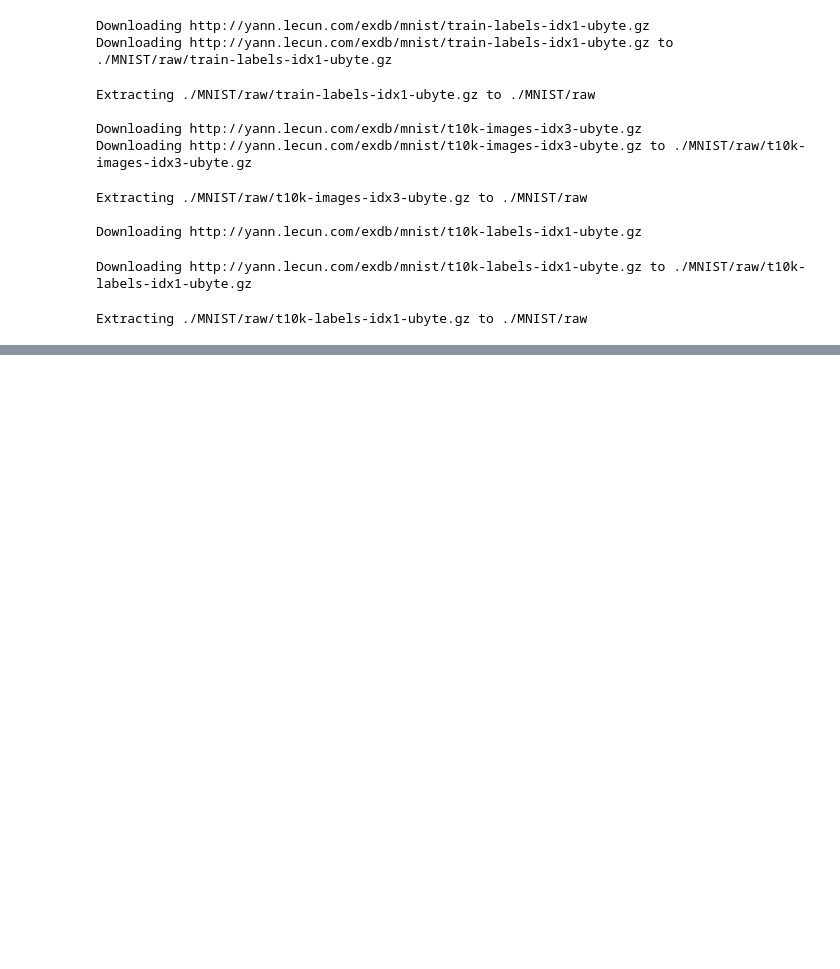
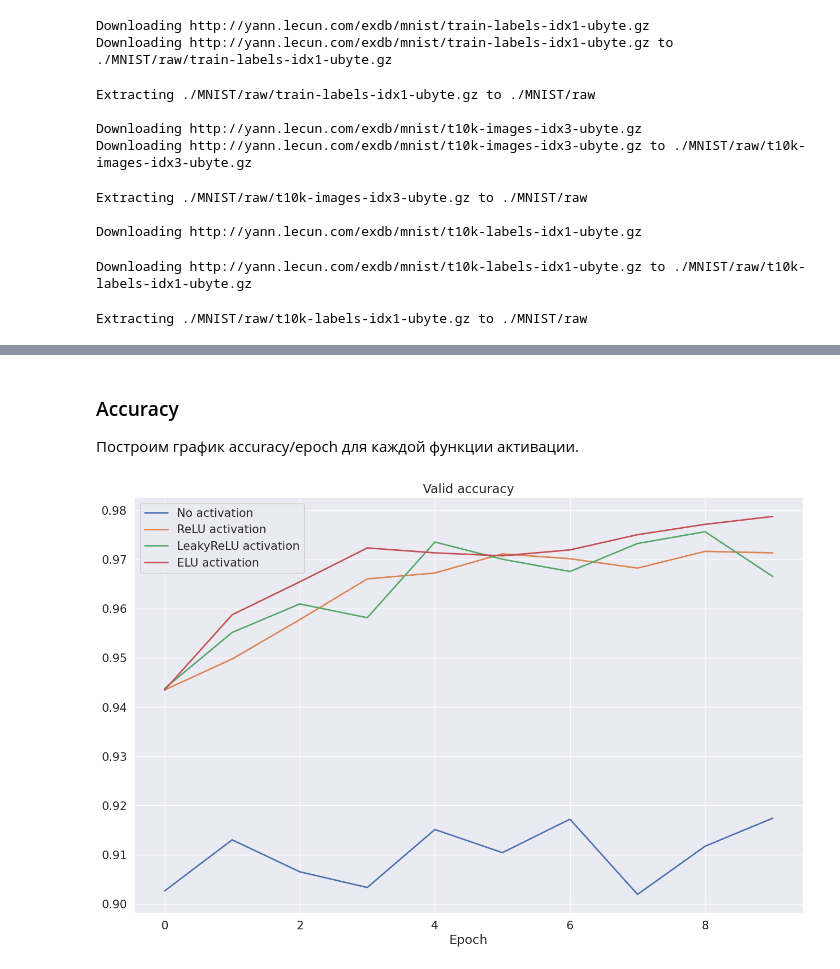
Before and after one commit to vasil-gr/DeepLearningSchool, a Jupyter notebook: DLS. HW4, tasks 1-3. CNN and Fully Connected. Block 11.ipynb, the cells around one changed output, grey strips where cells are left out. Saved outputs shown, nothing was run; the diff lists cells and outputs as text; code cells hidden in the pictures; blank space fills up the shorter version.

```diff
--- a/DLS. HW4, tasks 1-3. CNN and Fully Connected. Block 11.ipynb
+++ b/DLS. HW4, tasks 1-3. CNN and Fully Connected. Block 11.ipynb
@@ -274,0 +291,18 @@ Extracting ./MNIST/raw/t10k-labels-idx1-ubyte.gz to ./MNIST/raw
+# %%
+activation = nn.ELU()
+
+model = nn.Sequential(
+    nn.Flatten(),
+    nn.Linear(28*28, 128),  #YOUR CODE
+    activation,             #YOUR CODE
+    nn.Linear(128, 128),    #YOUR CODE
+    activation,             #YOUR CODE
+    nn.Linear(128, 10)      #YOUR CODE
+)
+# %%
+criterion = nn.CrossEntropyLoss()       #YOUR CODE. Select a loss function - кросс-энтропия для классификации
+optimizer = torch.optim.Adam(model.parameters())
+
+loaders = {"train": train_dataloader, "valid": valid_dataloader}
+# %%
+device = "cuda" if torch.cuda.is_available() else "cpu"
@@ -274,0 +431,23 @@ Extracting ./MNIST/raw/t10k-labels-idx1-ubyte.gz to ./MNIST/raw
+# %%
+# YOUR CODE - функция с различными функциями активации:
+elu_accuracy = test_activation_function(nn.ELU())
+identical_accuracy = test_activation_function(nn.Identity())
+relu_accuracy = test_activation_function(nn.ReLU())
+leaky_relu_accuracy = test_activation_function(nn.LeakyReLU())
+# %% [markdown]
+### Accuracy
+Построим график accuracy/epoch для каждой функции активации.
+# %%
+sns.set(style="darkgrid", font_scale=1.4)
+
+plt.figure(figsize=(16, 10))
+plt.title("Valid accuracy")
+plt.plot(range(max_epochs), identical_accuracy, label="No activation", linewidth=2)
+plt.plot(range(max_epochs), relu_accuracy, label="ReLU activation", linewidth=2)
+plt.plot(range(max_epochs), leaky_relu_accuracy, label="LeakyReLU activation", linewidth=2)
+plt.plot(range(max_epochs), elu_accuracy, label="ELU activation", linewidth=2)
+plt.legend()
+plt.xlabel("Epoch")
+plt.show()
+# %% [output]
+[figure, added]
```
Also changed, not shown: parts of 31 cells of this notebook.
